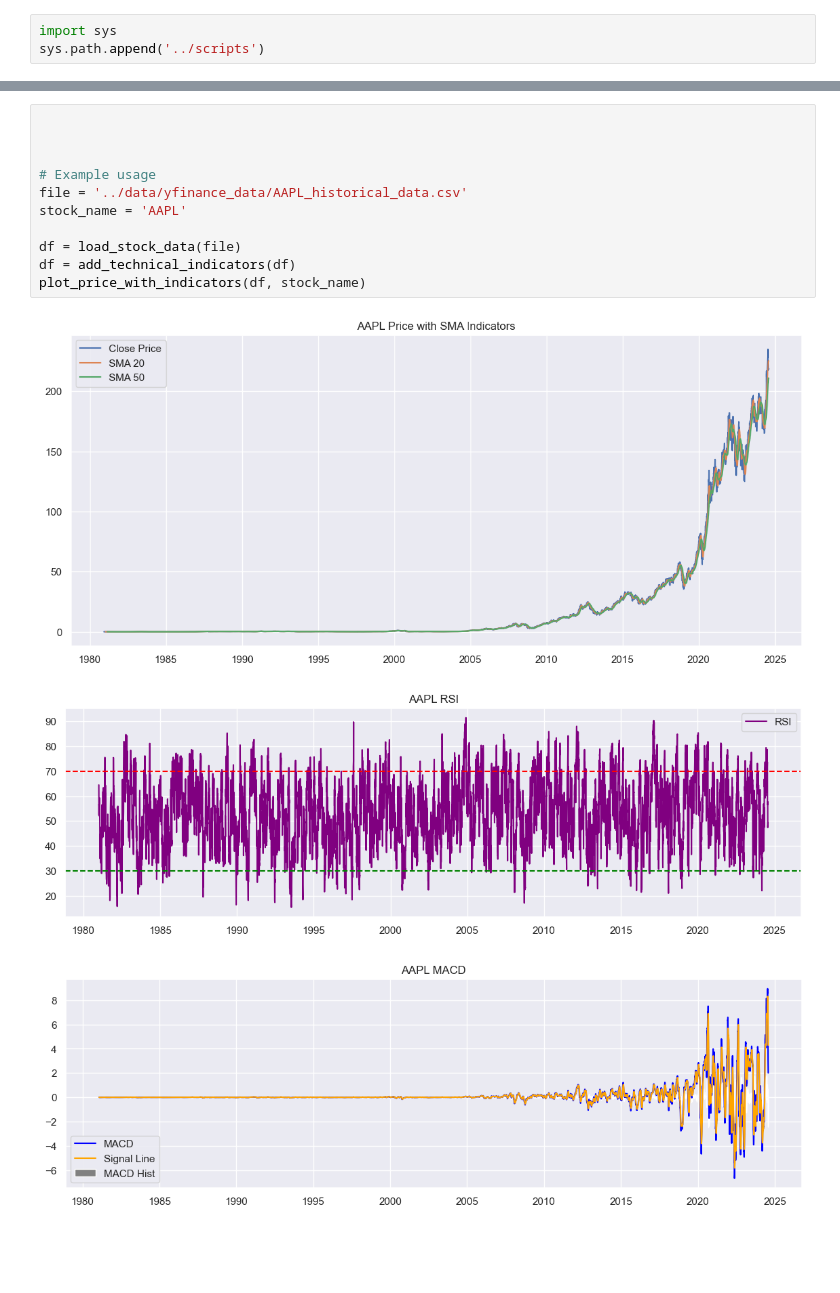
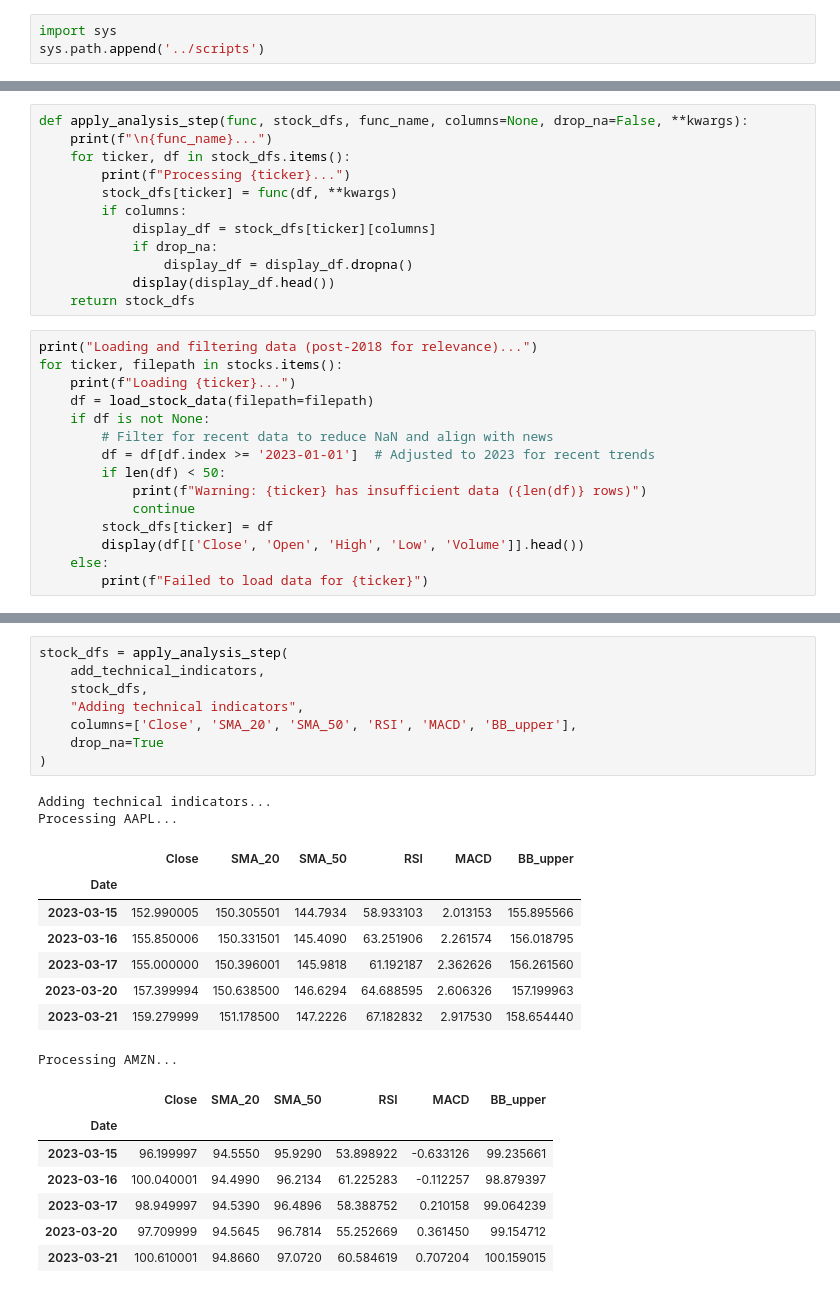
Before and after one commit to sami4Teferi/news-sentiment-stock-movement-analysis, a Jupyter notebook: notebooks/Quantitative_analysis.ipynb, the cells around one changed output, grey strips where cells are left out. Cells and saved outputs as stored; diff of their text form; blank space fills up the shorter version.

```diff
--- a/notebooks/Quantitative_analysis.ipynb
+++ b/notebooks/Quantitative_analysis.ipynb
@@ -18,0 +25,27 @@ from quantitative import load_stock_data, add_technical_indicators, plot_price_w
+# %%
+def apply_analysis_step(func, stock_dfs, func_name, columns=None, drop_na=False, **kwargs):
+    print(f"\n{func_name}...")
+    for ticker, df in stock_dfs.items():
+        print(f"Processing {ticker}...")
+        stock_dfs[ticker] = func(df, **kwargs)
+        if columns:
+            display_df = stock_dfs[ticker][columns]
+            if drop_na:
+                display_df = display_df.dropna()
+            display(display_df.head())
+    return stock_dfs
+# %%
+print("Loading and filtering data (post-2018 for relevance)...")
+for ticker, filepath in stocks.items():
+    print(f"Loading {ticker}...")
+    df = load_stock_data(filepath=filepath)
+    if df is not None:
+        # Filter for recent data to reduce NaN and align with news
+        df = df[df.index >= '2023-01-01']  # Adjusted to 2023 for recent trends
+        if len(df) < 50:
+            print(f"Warning: {ticker} has insufficient data ({len(df)} rows)")
+            continue
+        stock_dfs[ticker] = df
+        display(df[['Close', 'Open', 'High', 'Low', 'Volume']].head())
+    else:
+        print(f"Failed to load data for {ticker}")
@@ -19,15 +110,26 @@ from quantitative import load_stock_data, add_technical_indicators, plot_price_w
 # %%
-
-
-
-# Example usage
-file = '../data/yfinance_data/AAPL_historical_data.csv'
-stock_name = 'AAPL'
-
-df = load_stock_data(file)
-df = add_technical_indicators(df)
-plot_price_with_indicators(df, stock_name)
+stock_dfs = apply_analysis_step(
+    add_technical_indicators,
+    stock_dfs,
+    "Adding technical indicators",
+    columns=['Close', 'SMA_20', 'SMA_50', 'RSI', 'MACD', 'BB_upper'],
+    drop_na=True
+)
 # %% [output]
-[figure, removed]
-[figure, removed]
-[figure, removed]
+Adding technical indicators...
+Processing AAPL...
+|  | Close | SMA_20 | SMA_50 | RSI | MACD | BB_upper |
+| Date |  |  |  |  |  |  |
+| 2023-03-15 | 152.990005 | 150.305501 | 144.7934 | 58.933103 | 2.013153 | 155.895566 |
+| 2023-03-16 | 155.850006 | 150.331501 | 145.4090 | 63.251906 | 2.261574 | 156.018795 |
+| 2023-03-17 | 155.000000 | 150.396001 | 145.9818 | 61.192187 | 2.362626 | 156.261560 |
+| 2023-03-20 | 157.399994 | 150.638500 | 146.6294 | 64.688595 | 2.606326 | 157.199963 |
+| 2023-03-21 | 159.279999 | 151.178500 | 147.2226 | 67.182832 | 2.917530 | 158.654440 |
+Processing AMZN...
+|  | Close | SMA_20 | SMA_50 | RSI | MACD | BB_upper |
+| Date |  |  |  |  |  |  |
+| 2023-03-15 | 96.199997 | 94.5550 | 95.9290 | 53.898922 | -0.633126 | 99.235661 |
+| 2023-03-16 | 100.040001 | 94.4990 | 96.2134 | 61.225283 | -0.112257 | 98.879397 |
+| 2023-03-17 | 98.949997 | 94.5390 | 96.4896 | 58.388752 | 0.210158 | 99.064239 |
+| 2023-03-20 | 97.709999 | 94.5645 | 96.7814 | 55.252669 | 0.361450 | 99.154712 |
+| 2023-03-21 | 100.610001 | 94.8660 | 97.0720 | 60.584619 | 0.707204 | 100.159015 |
```
Also changed, not shown: parts of 12 cells of this notebook, 2 other files.
